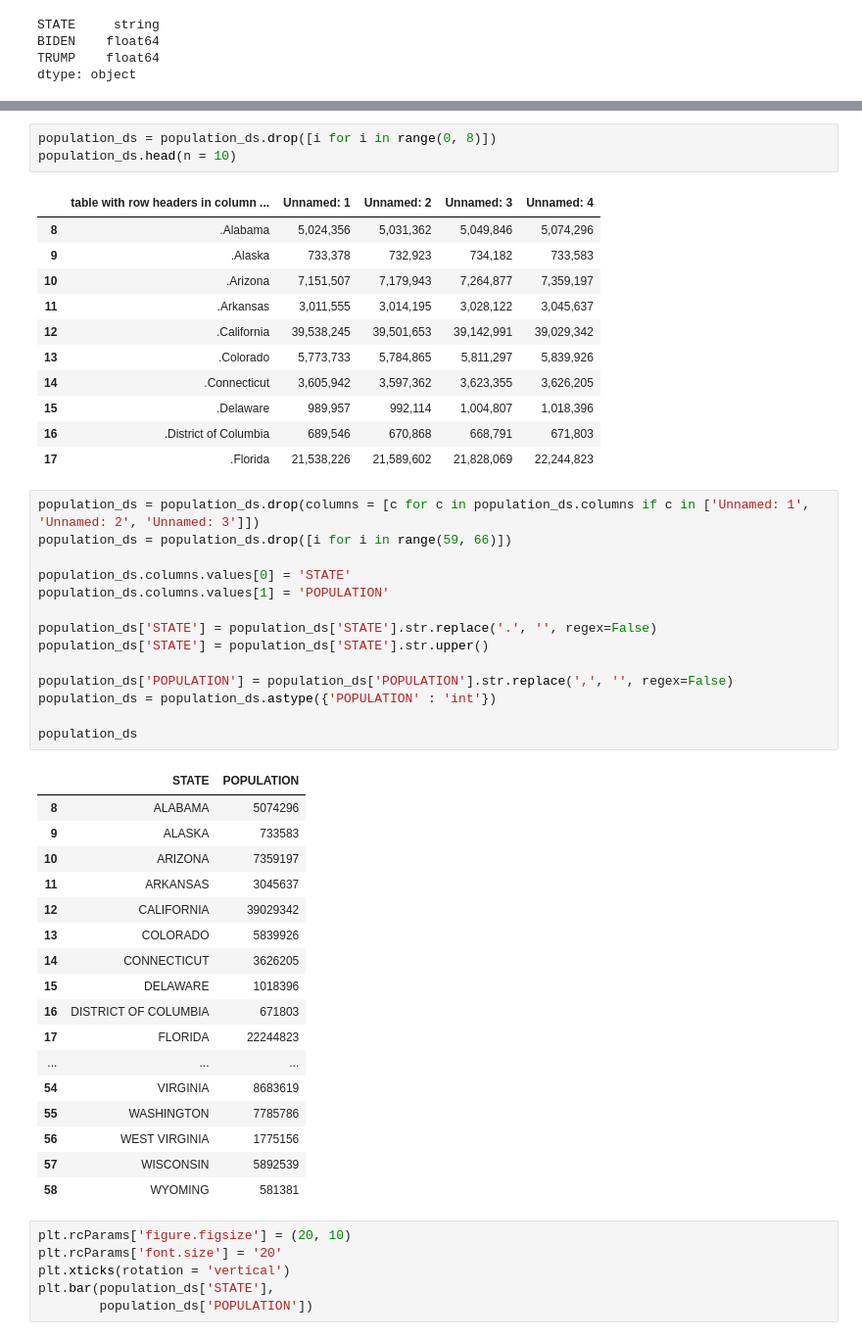
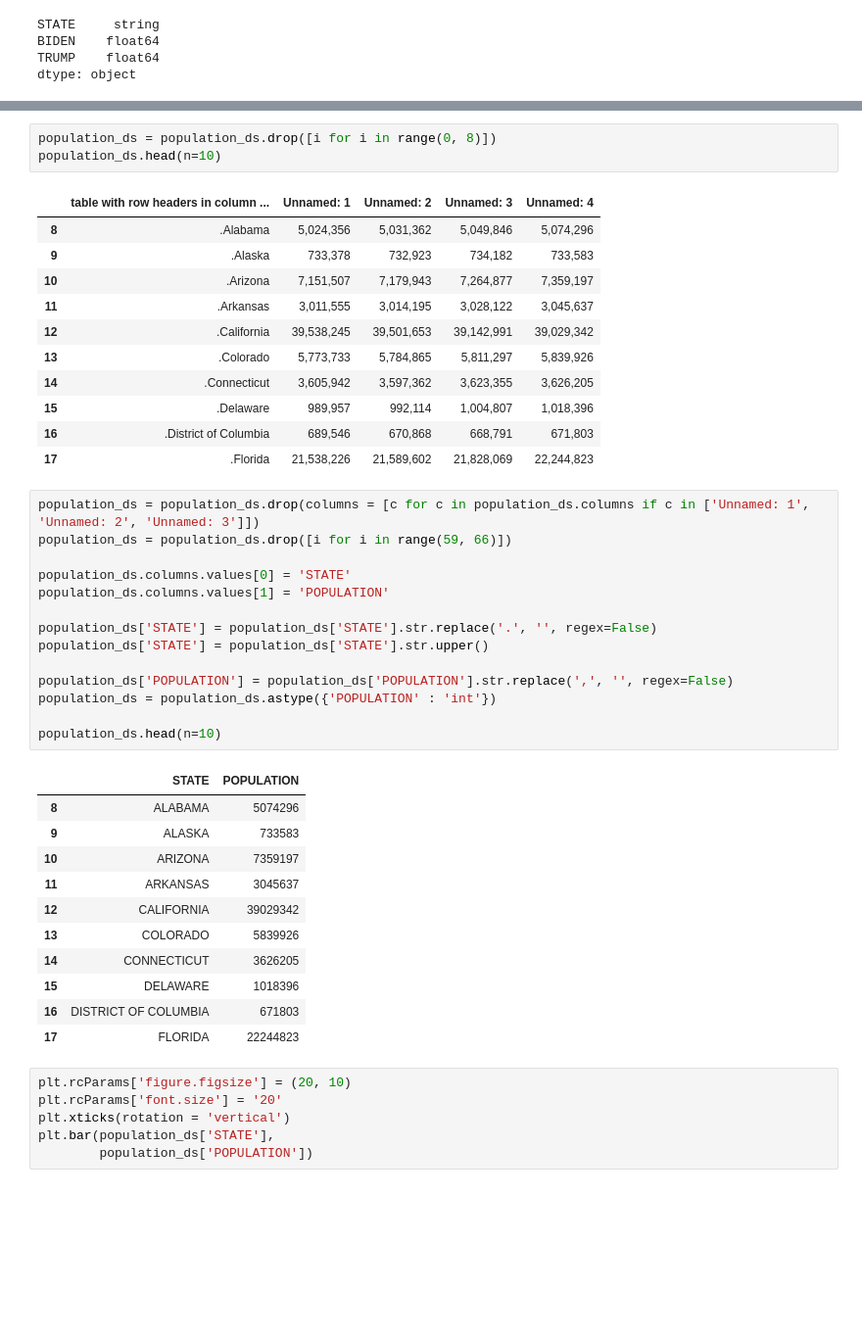
Before and after one commit to himalayahall/DATA608, a Jupyter notebook: Story 1/Story1.ipynb, the cells around one changed output, grey strips where cells are left out. Shown at 98% size. Cells and saved outputs as stored; diff of their text form; blank space fills up the shorter version.

```diff
--- a/Story 1/Story1.ipynb
+++ b/Story 1/Story1.ipynb
@@ -160,7 +160,7 @@ population_ds.head(n = 10)
 | 9 | .Alaska | 733,378 | 732,923 | 734,182 | 733,583 |
 # %%
 population_ds = population_ds.drop([i for i in range(0, 8)])
-population_ds.head(n = 10)
+population_ds.head(n=10)
 # %% [output]
 |  | table with row headers in column ... | Unnamed: 1 | Unnamed: 2 | Unnamed: 3 | Unnamed: 4 |
 | 8 | .Alabama | 5,024,356 | 5,031,362 | 5,049,846 | 5,074,296 |
@@ -176,35 +176,29 @@ population_ds.head(n = 10)
 # %%
 population_ds = population_ds.drop(columns = [c for c in population_ds.columns if c in ['Unnamed: 1', 'Unnamed: 2', 'Unnamed: 3']])
 population_ds = population_ds.drop([i for i in range(59, 66)])
 
 population_ds.columns.values[0] = 'STATE'
 population_ds.columns.values[1] = 'POPULATION'
 
 population_ds['STATE'] = population_ds['STATE'].str.replace('.', '', regex=False)
 population_ds['STATE'] = population_ds['STATE'].str.upper()
 
 population_ds['POPULATION'] = population_ds['POPULATION'].str.replace(',', '', regex=False)
 population_ds = population_ds.astype({'POPULATION' : 'int'})
 
-population_ds
+population_ds.head(n=10)
 # %% [output]
 |  | STATE | POPULATION |
 | 8 | ALABAMA | 5074296 |
 | 9 | ALASKA | 733583 |
 | 10 | ARIZONA | 7359197 |
 | 11 | ARKANSAS | 3045637 |
 | 12 | CALIFORNIA | 39029342 |
 | 13 | COLORADO | 5839926 |
 | 14 | CONNECTICUT | 3626205 |
 | 15 | DELAWARE | 1018396 |
 | 16 | DISTRICT OF COLUMBIA | 671803 |
 | 17 | FLORIDA | 22244823 |
-| ... | ... | ... |
-| 54 | VIRGINIA | 8683619 |
-| 55 | WASHINGTON | 7785786 |
-| 56 | WEST VIRGINIA | 1775156 |
-| 57 | WISCONSIN | 5892539 |
-| 58 | WYOMING | 581381 |
 # %%
 plt.rcParams['figure.figsize'] = (20, 10)
 plt.rcParams['font.size'] = '20'
```
Also changed, not shown: parts of 3 cells of this notebook.
